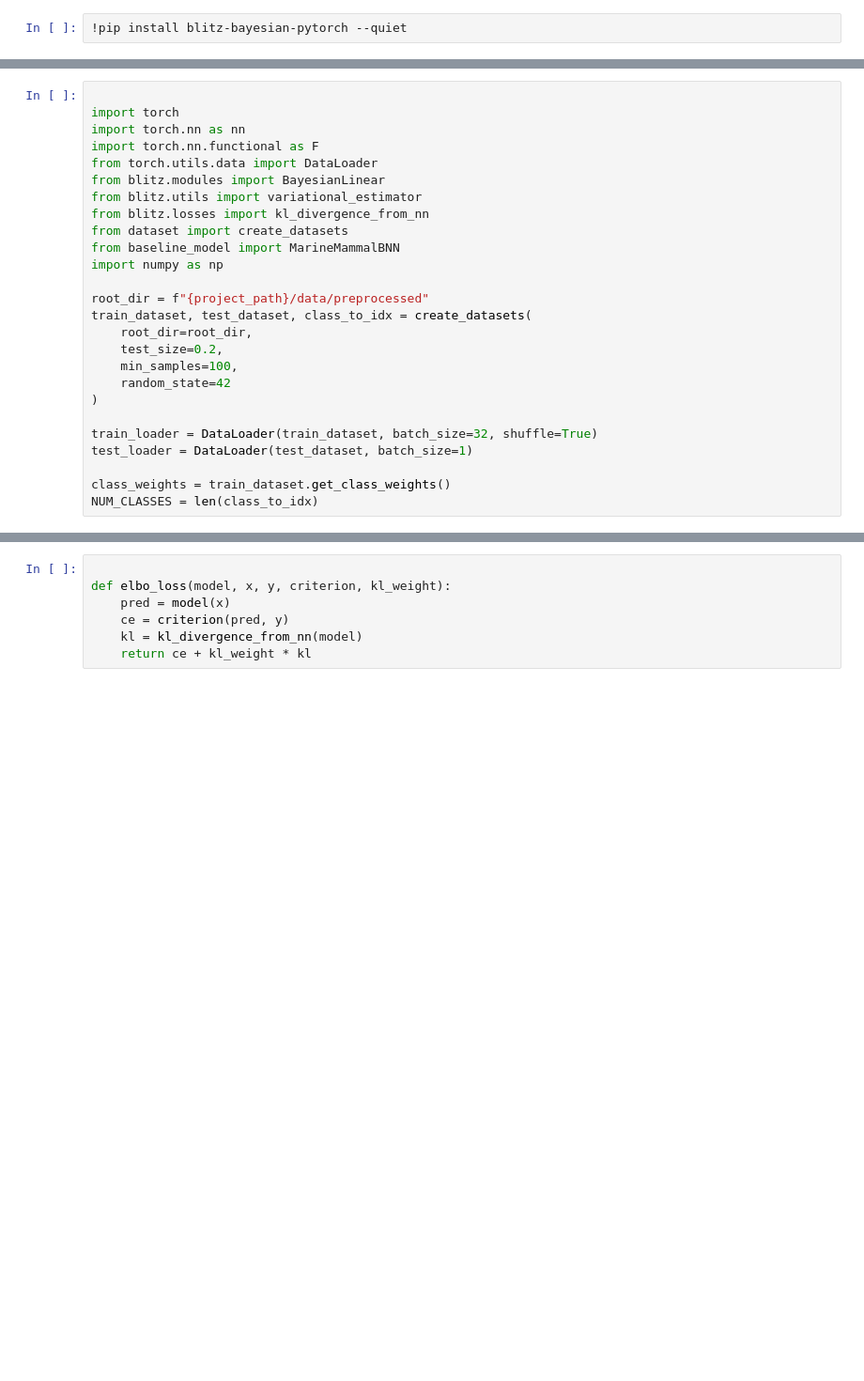
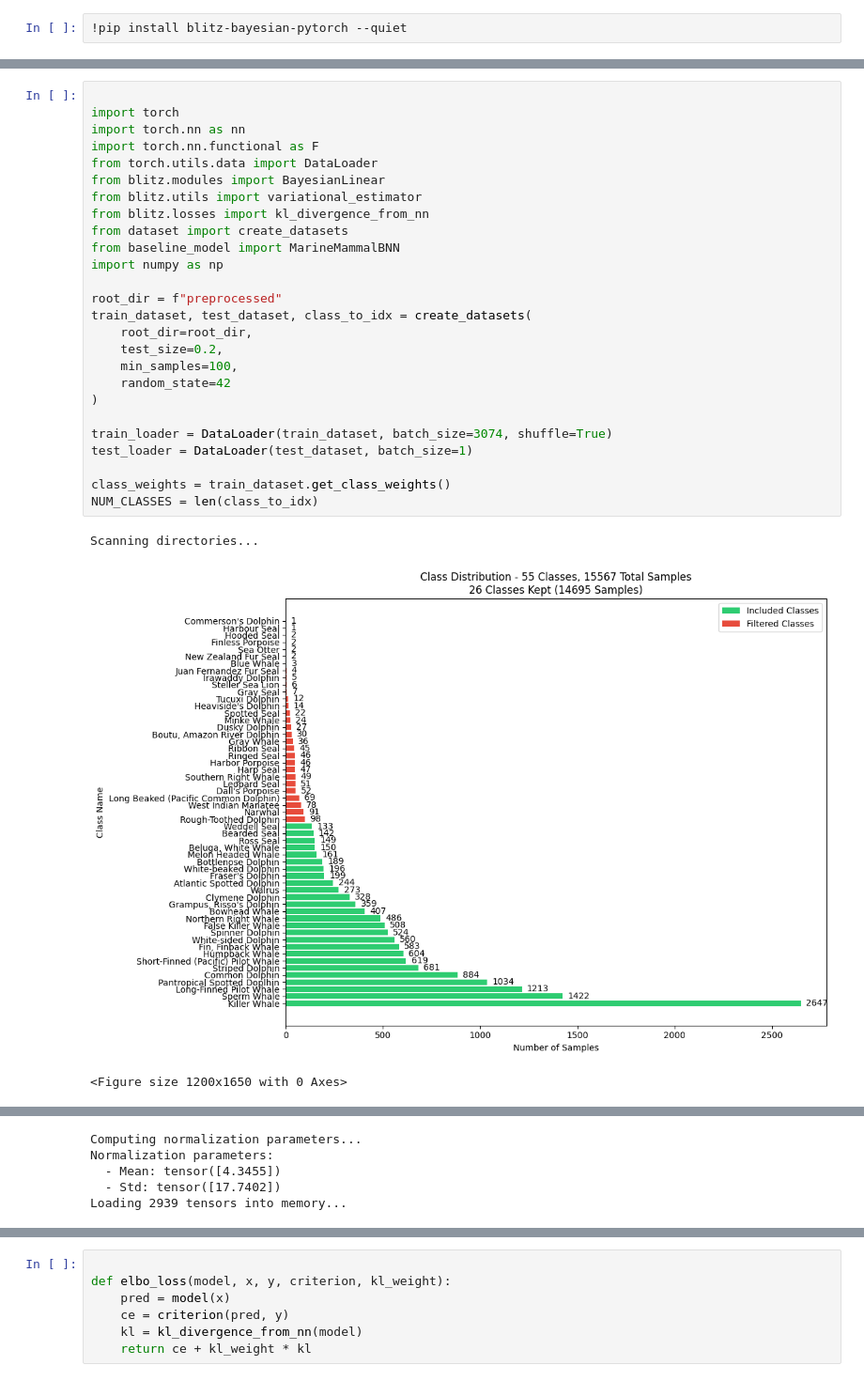
Before and after one commit to AndyYu25/IUQ_Bioacoustics, a Jupyter notebook: bayesian_bnn.ipynb, the cells around one changed output, grey strips where cells are left out. Shown: that part at 94% size. Saved outputs shown, nothing was run; the diff lists cells and outputs as text; blank space fills up the shorter version.

```diff
--- a/bayesian_bnn.ipynb
+++ b/bayesian_bnn.ipynb
@@ -11,26 +41,30 @@ sys.path.append(project_path)
 # %%
 
 import torch
 import torch.nn as nn
 import torch.nn.functional as F
 from torch.utils.data import DataLoader
 from blitz.modules import BayesianLinear
 from blitz.utils import variational_estimator
 from blitz.losses import kl_divergence_from_nn
 from dataset import create_datasets
 from baseline_model import MarineMammalBNN
 import numpy as np
 
-root_dir = f"{project_path}/data/preprocessed"
+root_dir = f"preprocessed"
 train_dataset, test_dataset, class_to_idx = create_datasets(
     root_dir=root_dir,
     test_size=0.2,
     min_samples=100,
     random_state=42
 )
 
-train_loader = DataLoader(train_dataset, batch_size=32, shuffle=True)
+train_loader = DataLoader(train_dataset, batch_size=3074, shuffle=True)
 test_loader = DataLoader(test_dataset, batch_size=1)
 
 class_weights = train_dataset.get_class_weights()
 NUM_CLASSES = len(class_to_idx)
+# %% [output]
+Scanning directories...
+[figure, added]
+<Figure size 1200x1650 with 0 Axes>
@@ -37,3 +88,8 @@ NUM_CLASSES = len(class_to_idx)
+Computing normalization parameters...
+Normalization parameters:
+  - Mean: tensor([4.3455])
+  - Std: tensor([17.7402])
+Loading 2939 tensors into memory...
 # %%
 
 device = "cuda" if torch.cuda.is_available() else "cpu"
```
Also changed, not shown: parts of 9 cells of this notebook.
